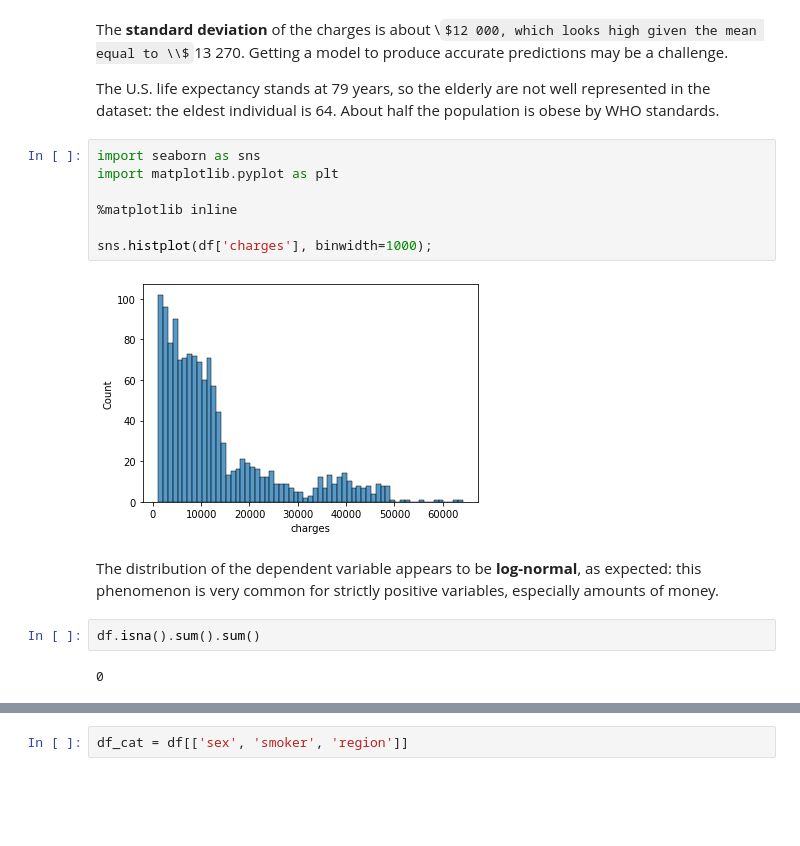
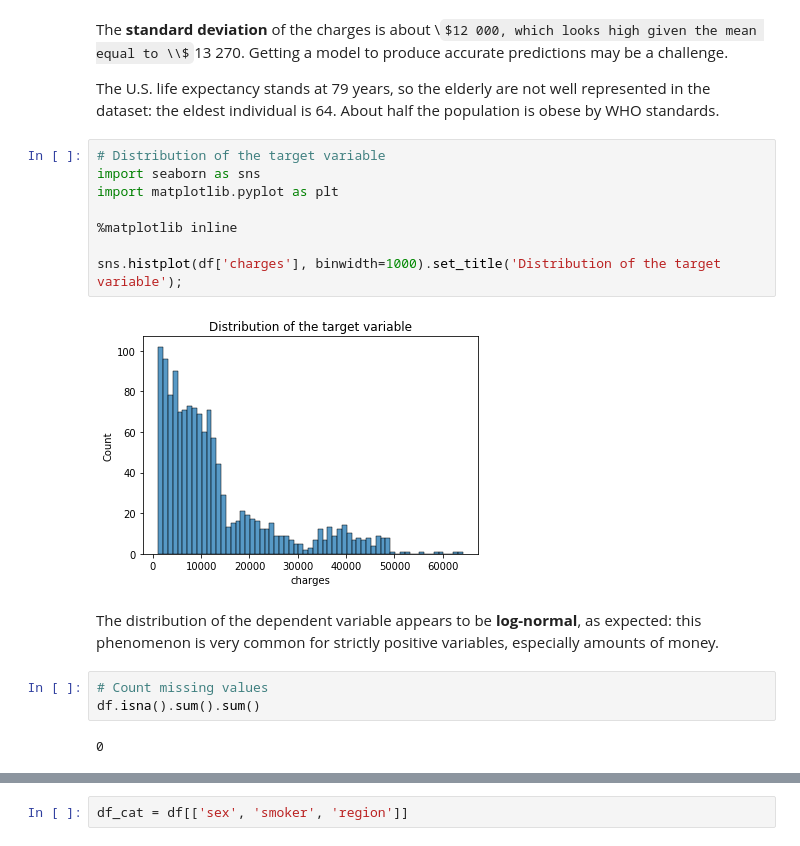
Before and after one commit to datatrigger/interpretable_machine_learning, a Jupyter notebook: interpretable_machine_learning.ipynb, the cells around one changed output, grey strips where cells are left out. Cells and saved outputs as stored; diff of their text form; some formulas as TeX source; blank space fills up the shorter version.

```diff
--- a/interpretable_machine_learning.ipynb
+++ b/interpretable_machine_learning.ipynb
@@ -49,17 +49,19 @@ The **standard deviation** of the charges is about \\$12 000, which looks high g
 
 The U.S. life expectancy stands at 79 years, so the elderly are not well represented in the dataset: the eldest individual is 64. About half the population is obese by WHO standards.
 # %%
+# Distribution of the target variable
 import seaborn as sns
 import matplotlib.pyplot as plt
 
 %matplotlib inline
 
-sns.histplot(df['charges'], binwidth=1000);
+sns.histplot(df['charges'], binwidth=1000).set_title('Distribution of the target variable');
 # %% [output]
-[figure, old version]
+[figure, new version]
 # %% [markdown]
 The distribution of the dependent variable appears to be **log-normal**, as expected: this phenomenon is very common for strictly positive variables, especially amounts of money.
 # %%
+# Count missing values
 df.isna().sum().sum()
 # %% [output]
 0
```
Also changed, not shown: parts of 62 cells of this notebook.
